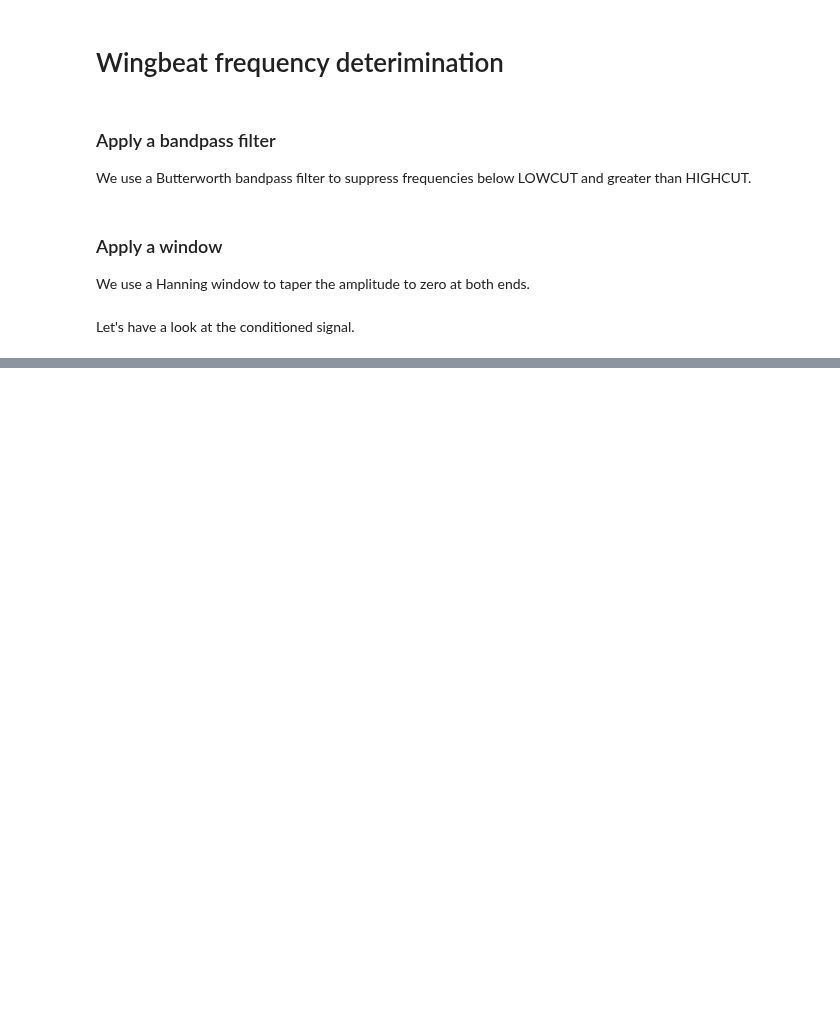
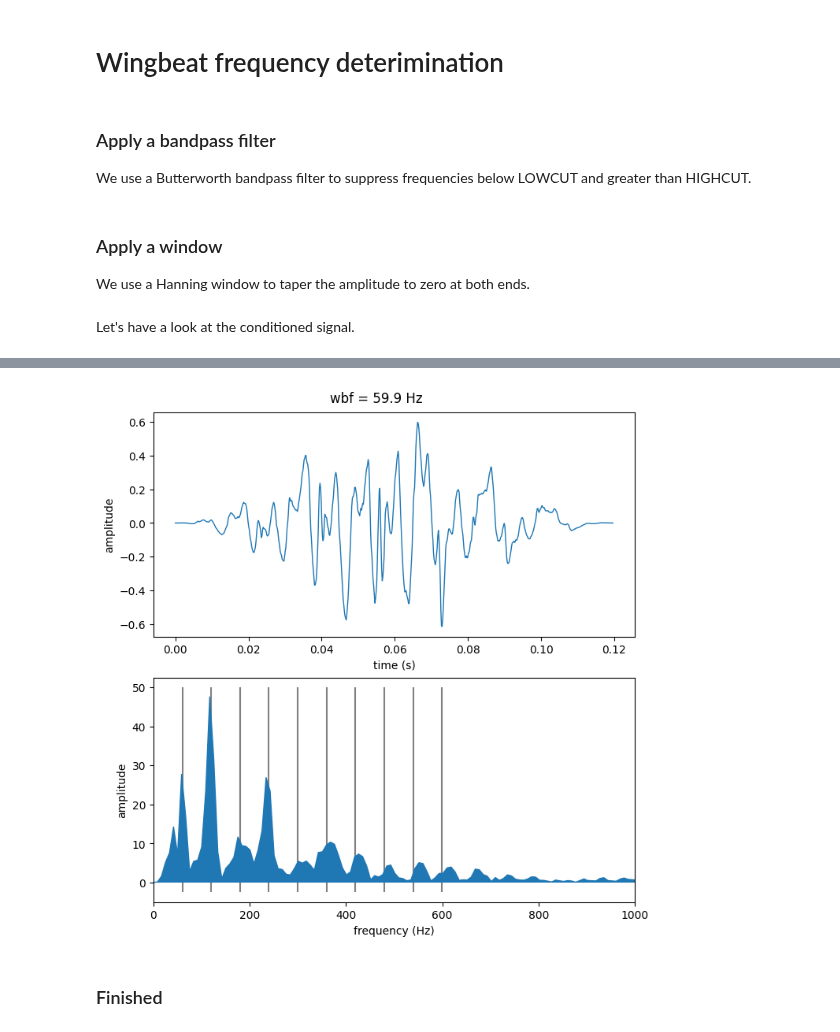
Before and after one commit to aubreymoore/beetles-in-flight, a Jupyter notebook: code/btlflt.ipynb, the cells around one changed output, grey strips where cells are left out. Cells and saved outputs as stored; diff of their text form; code cells hidden in the pictures; blank space fills up the shorter version.

```diff
--- a/code/btlflt.ipynb
+++ b/code/btlflt.ipynb
@@ -421,0 +418,8 @@ FINISHED
+# %%
+# Estimate the wingbeat frequency from the conditioned signal
+wbf = freq_from_autocorr(windowed_filtered_data, SAMPLE_RATE)
+ic(wbf)
+
+# Calculate the first 10 harmonic frequencies
+harmonic_frequencies = [i * wbf for i in range(1, 11)]
+ic(harmonic_frequencies);
@@ -421,0 +438,12 @@ FINISHED
+# %%
+# Modify the figure to show the harmonic frequencies
+axf.set_xlim(0, 1000)
+axf.set_zorder(1)
+ymin, ymax = axf.get_ylim()
+axf.vlines(x=harmonic_frequencies, ymin=ymin, ymax=ymax, color='gray', zorder=0)
+fig.suptitle(f'wbf = {wbf:.1f} Hz')
+fig
+# %% [output]
+[figure, added]
+# %% [markdown]
+### Finished
```
Also changed, not shown: parts of 7 cells of this notebook.
